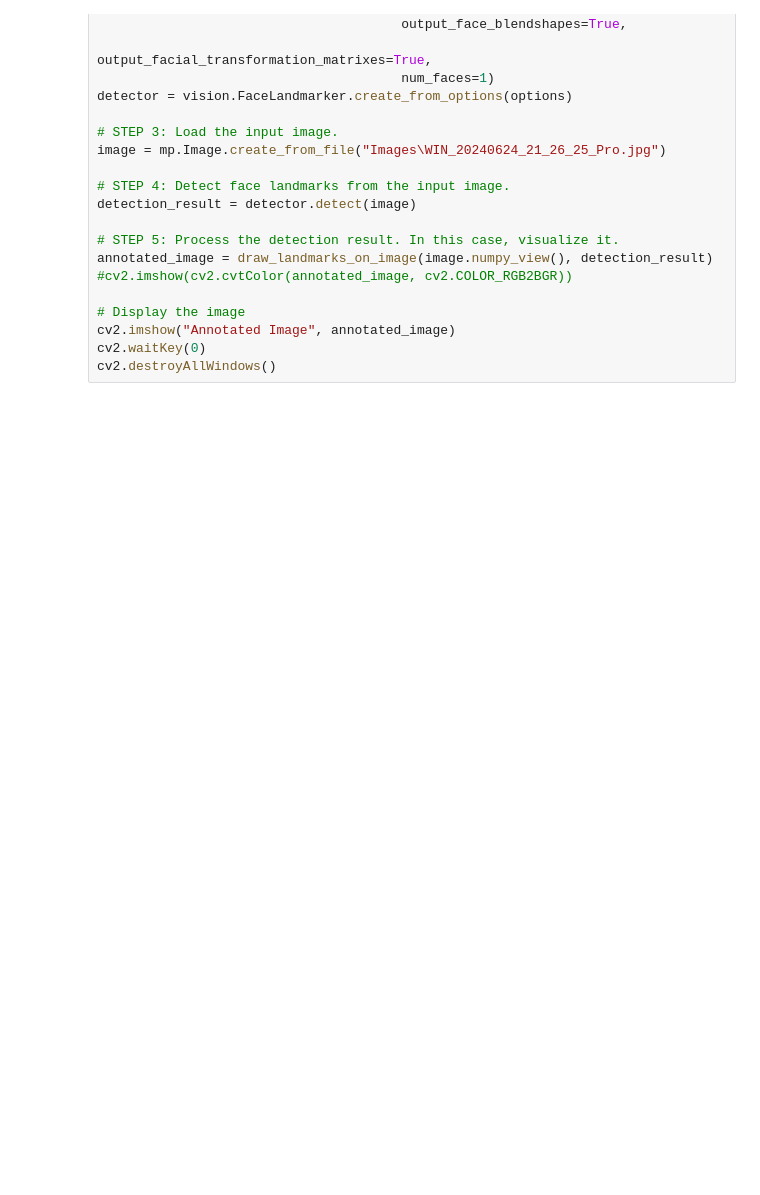
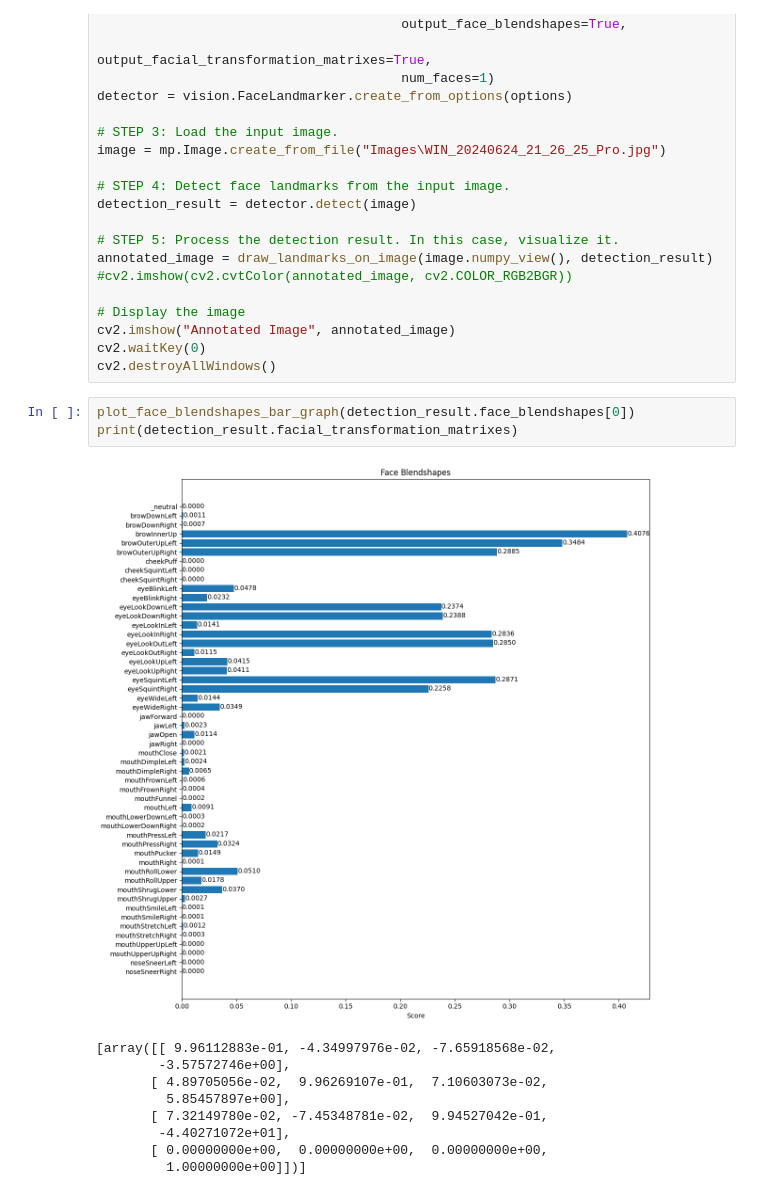
Before and after one commit to EdgyPage/VisionScratch, a Jupyter notebook: Mediapipe/mediapipe.ipynb, the cells around one changed output. Saved outputs shown, nothing was run; the diff lists cells and outputs as text; blank space fills up the shorter version.

```diff
--- a/Mediapipe/mediapipe.ipynb
+++ b/Mediapipe/mediapipe.ipynb
@@ -112,3 +112,16 @@ annotated_image = draw_landmarks_on_image(image.numpy_view(), detection_result)
 cv2.imshow("Annotated Image", annotated_image)
 cv2.waitKey(0)
 cv2.destroyAllWindows()
+# %%
+plot_face_blendshapes_bar_graph(detection_result.face_blendshapes[0])
+print(detection_result.facial_transformation_matrixes)
+# %% [output]
+[figure, added]
+[array([[ 9.96112883e-01, -4.34997976e-02, -7.65918568e-02,
+        -3.57572746e+00],
+       [ 4.89705056e-02,  9.96269107e-01,  7.10603073e-02,
+         5.85457897e+00],
+       [ 7.32149780e-02, -7.45348781e-02,  9.94527042e-01,
+        -4.40271072e+01],
+       [ 0.00000000e+00,  0.00000000e+00,  0.00000000e+00,
+         1.00000000e+00]])]
```
Also changed, not shown: parts of 1 cell of this notebook.
